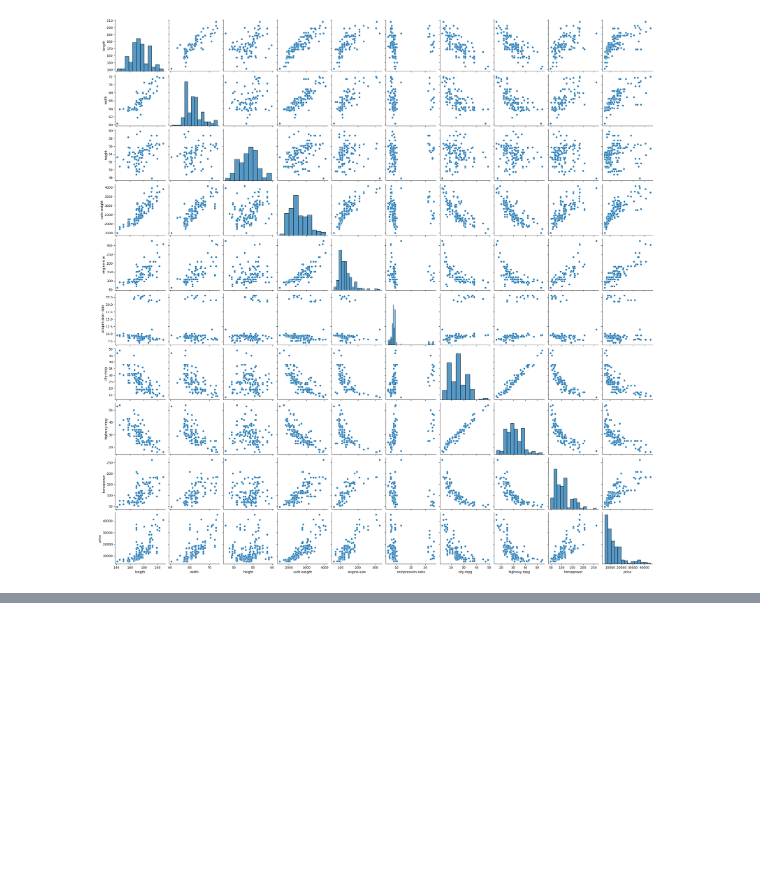
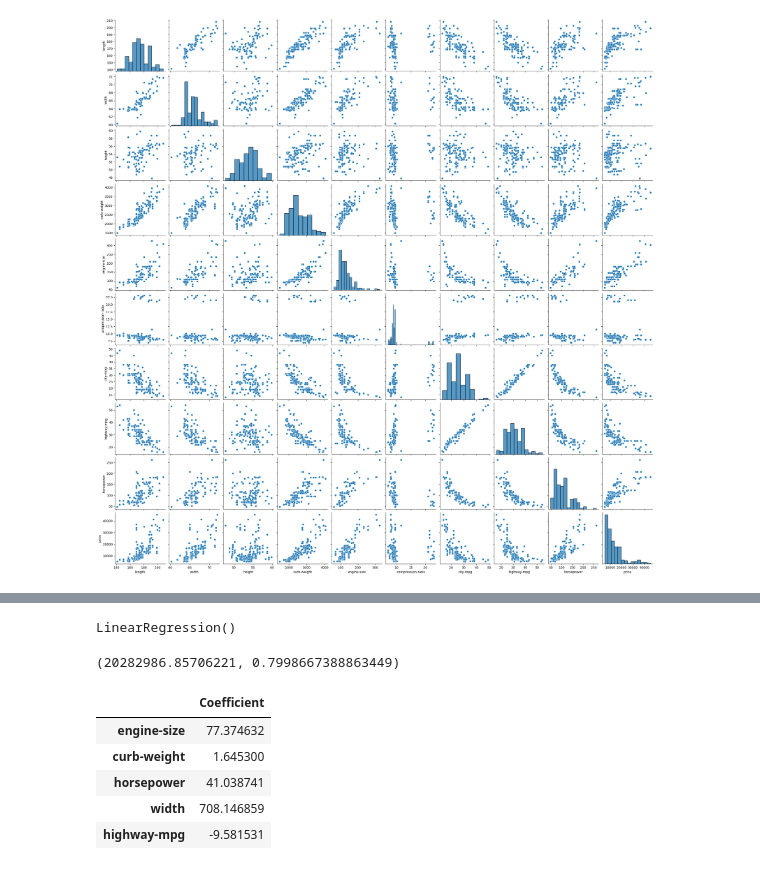
Before and after one commit to amrith-r-naik/MIT-Internship, a Jupyter notebook: ML.ipynb, the cells around one changed output, grey strips where cells are left out. Cells and saved outputs as stored; diff of their text form; code cells hidden in the pictures; blank space fills up the shorter version.

```diff
--- a/ML.ipynb
+++ b/ML.ipynb
@@ -45,0 +58,24 @@ plt.show()
+# %%
+model = LinearRegression()
+model.fit(X_train,y_train)
+# %% [output]
+LinearRegression()
+# %%
+y_pred = model.predict(X_test)
+
+mse = mean_squared_error(y_test,y_pred)
+r2 = r2_score(y_test, y_pred)
+
+mse, r2
+# %% [output]
+(20282986.85706221, 0.7998667388863449)
+# %%
+coefficients = pd.DataFrame(model.coef_,X.columns, columns=['Coefficient'])
+coefficients
+# %% [output]
+|  | Coefficient |
+| engine-size | 77.374632 |
+| curb-weight | 1.645300 |
+| horsepower | 41.038741 |
+| width | 708.146859 |
+| highway-mpg | -9.581531 |
```
Also changed, not shown: parts of 4 cells of this notebook, 1 other file.
